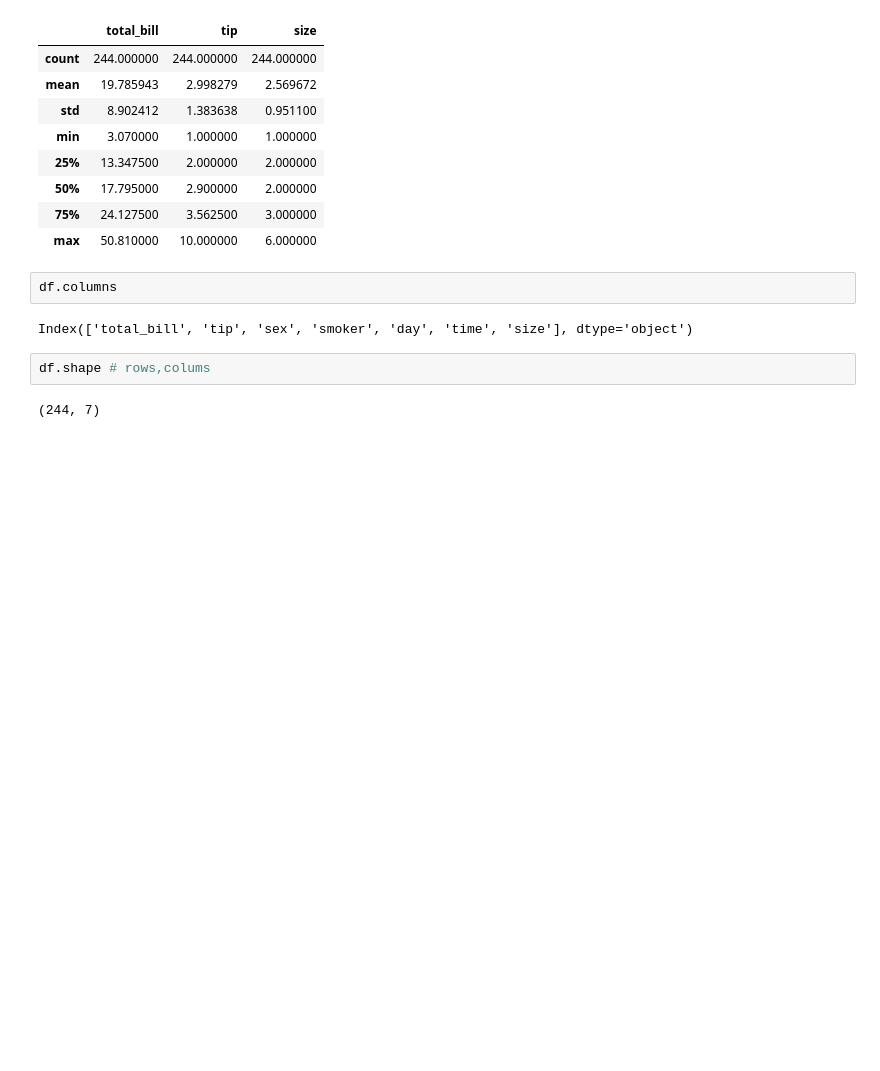
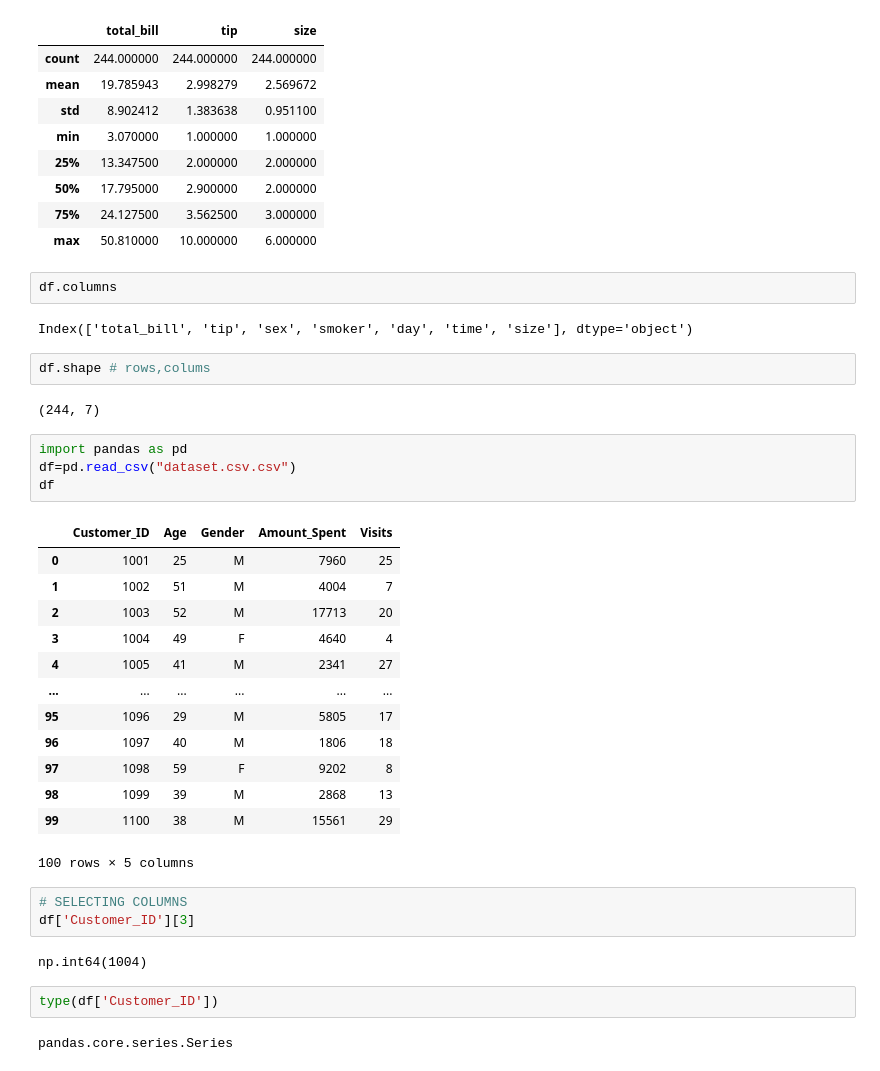
Before and after one commit to arpitad001/AlgoLab, a Jupyter notebook: PANDAS.ipynb, the cells around one changed output. Saved outputs shown, nothing was run; the diff lists cells and outputs as text; blank space fills up the shorter version.

```diff
--- a/PANDAS.ipynb
+++ b/PANDAS.ipynb
@@ -189,3 +189,30 @@ Index(['total_bill', 'tip', 'sex', 'smoker', 'day', 'time', 'size'], dtype='obje
 df.shape # rows,colums
 # %% [output]
 (244, 7)
+# %%
+import pandas as pd
+df=pd.read_csv("dataset.csv.csv")
+df
+# %% [output]
+|  | Customer_ID | Age | Gender | Amount_Spent | Visits |
+| 0 | 1001 | 25 | M | 7960 | 25 |
+| 1 | 1002 | 51 | M | 4004 | 7 |
+| 2 | 1003 | 52 | M | 17713 | 20 |
+| 3 | 1004 | 49 | F | 4640 | 4 |
+| 4 | 1005 | 41 | M | 2341 | 27 |
+| ... | ... | ... | ... | ... | ... |
+| 95 | 1096 | 29 | M | 5805 | 17 |
+| 96 | 1097 | 40 | M | 1806 | 18 |
+| 97 | 1098 | 59 | F | 9202 | 8 |
+| 98 | 1099 | 39 | M | 2868 | 13 |
+| 99 | 1100 | 38 | M | 15561 | 29 |
+100 rows × 5 columns
+# %%
+# SELECTING COLUMNS
+df['Customer_ID'][3]
+# %% [output]
+np.int64(1004)
+# %%
+type(df['Customer_ID'])
+# %% [output]
+pandas.core.series.Series
```
Also changed, not shown: parts of 30 cells of this notebook.
